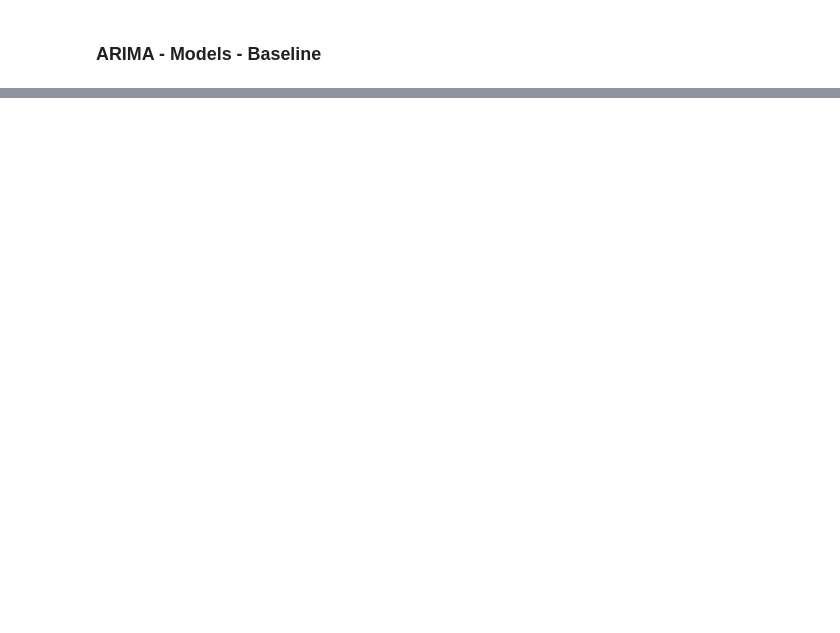
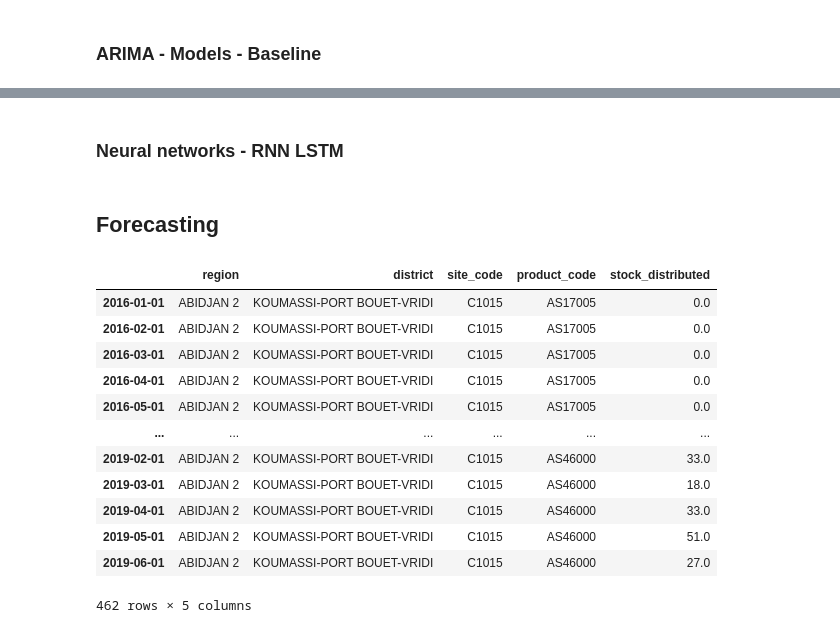
Before and after one commit to brcorrea/contracep_forecasting, a Jupyter notebook: notebooks/contraceptive_forecasting.ipynb, the cells around one changed output, grey strips where cells are left out. Saved outputs shown, nothing was run; the diff lists cells and outputs as text; code cells hidden in the pictures; blank space fills up the shorter version.

```diff
--- a/notebooks/contraceptive_forecasting.ipynb
+++ b/notebooks/contraceptive_forecasting.ipynb
@@ -605,0 +486,2 @@ rmse(predictions,test['y'])
+# %% [markdown]
+### Neural networks - RNN LSTM
@@ -605,0 +592,19 @@ rmse(predictions,test['y'])
+# %% [markdown]
+## Forecasting
+# %%
+mini_df = stock_df_sel_comp[stock_df_sel_comp['site_code'] == 'C1015']
+mini_df
+# %% [output]
+|  | region | district | site_code | product_code | stock_distributed |
+| 2016-01-01 | ABIDJAN 2 | KOUMASSI-PORT BOUET-VRIDI | C1015 | AS17005 | 0.0 |
+| 2016-02-01 | ABIDJAN 2 | KOUMASSI-PORT BOUET-VRIDI | C1015 | AS17005 | 0.0 |
+| 2016-03-01 | ABIDJAN 2 | KOUMASSI-PORT BOUET-VRIDI | C1015 | AS17005 | 0.0 |
+| 2016-04-01 | ABIDJAN 2 | KOUMASSI-PORT BOUET-VRIDI | C1015 | AS17005 | 0.0 |
+| 2016-05-01 | ABIDJAN 2 | KOUMASSI-PORT BOUET-VRIDI | C1015 | AS17005 | 0.0 |
+| ... | ... | ... | ... | ... | ... |
+| 2019-02-01 | ABIDJAN 2 | KOUMASSI-PORT BOUET-VRIDI | C1015 | AS46000 | 33.0 |
+| 2019-03-01 | ABIDJAN 2 | KOUMASSI-PORT BOUET-VRIDI | C1015 | AS46000 | 18.0 |
+| 2019-04-01 | ABIDJAN 2 | KOUMASSI-PORT BOUET-VRIDI | C1015 | AS46000 | 33.0 |
+| 2019-05-01 | ABIDJAN 2 | KOUMASSI-PORT BOUET-VRIDI | C1015 | AS46000 | 51.0 |
+| 2019-06-01 | ABIDJAN 2 | KOUMASSI-PORT BOUET-VRIDI | C1015 | AS46000 | 27.0 |
+462 rows × 5 columns
```
Also changed, not shown: parts of 60 cells of this notebook.
